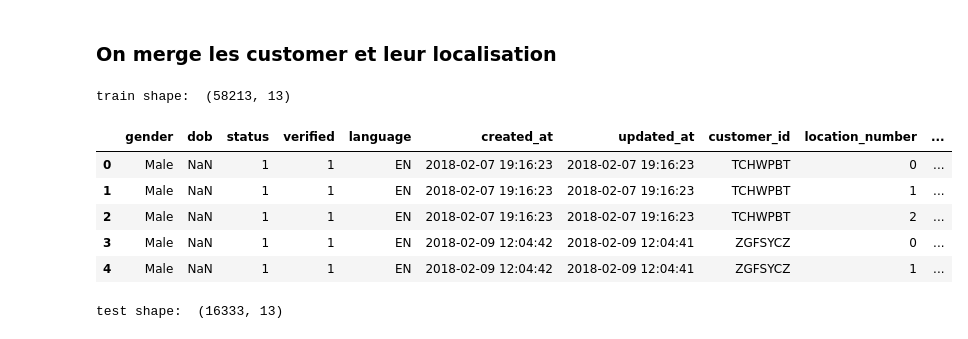
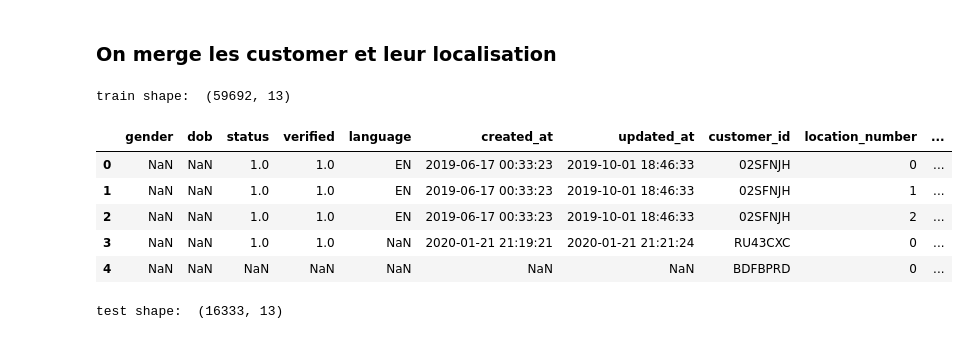
Before and after one commit to pili27/rema, a Jupyter notebook: FinalProject_Notebook.ipynb, the cells around one changed output. Saved outputs shown, nothing was run; the diff lists cells and outputs as text; code cells hidden in the pictures.

Commit message:
changed a merge

```diff
--- a/FinalProject_Notebook.ipynb
+++ b/FinalProject_Notebook.ipynb
@@ -89,20 +86,20 @@ vendors shape:  (100, 59)
 ### On merge les customer et leur localisation
 # %%
 # merge train_customers and train_locations
-train = pd.merge(train_customers, train_locations, left_on='akeed_customer_id', right_on='customer_id')
+train = pd.merge(train_customers, train_locations, left_on='akeed_customer_id', right_on='customer_id', how='right')
 train.drop(['akeed_customer_id'], axis=1, inplace=True)
 train['CID X LOC'] = train['customer_id'] + ' X ' + train['location_number'].astype(str)
 
 print('train shape: ', train.shape)
 train.head()
 # %% [output]
-train shape:  (58213, 13)
+train shape:  (59692, 13)
 |  | gender | dob | status | verified | language | created_at | updated_at | customer_id | location_number | ... |
-| 0 | Male | NaN | 1 | 1 | EN | 2018-02-07 19:16:23 | 2018-02-07 19:16:23 | TCHWPBT | 0 | ... |
-| 1 | Male | NaN | 1 | 1 | EN | 2018-02-07 19:16:23 | 2018-02-07 19:16:23 | TCHWPBT | 1 | ... |
-| 2 | Male | NaN | 1 | 1 | EN | 2018-02-07 19:16:23 | 2018-02-07 19:16:23 | TCHWPBT | 2 | ... |
-| 3 | Male | NaN | 1 | 1 | EN | 2018-02-09 12:04:42 | 2018-02-09 12:04:41 | ZGFSYCZ | 0 | ... |
-| 4 | Male | NaN | 1 | 1 | EN | 2018-02-09 12:04:42 | 2018-02-09 12:04:41 | ZGFSYCZ | 1 | ... |
+| 0 | NaN | NaN | 1.0 | 1.0 | EN | 2019-06-17 00:33:23 | 2019-10-01 18:46:33 | 02SFNJH | 0 | ... |
+| 1 | NaN | NaN | 1.0 | 1.0 | EN | 2019-06-17 00:33:23 | 2019-10-01 18:46:33 | 02SFNJH | 1 | ... |
+| 2 | NaN | NaN | 1.0 | 1.0 | EN | 2019-06-17 00:33:23 | 2019-10-01 18:46:33 | 02SFNJH | 2 | ... |
+| 3 | NaN | NaN | 1.0 | 1.0 | NaN | 2020-01-21 21:19:21 | 2020-01-21 21:21:24 | RU43CXC | 0 | ... |
+| 4 | NaN | NaN | NaN | NaN | NaN | NaN | NaN | BDFBPRD | 0 | ... |
 # %%
 # merge test_customers and test_locations
 test = pd.merge(test_customers, test_locations, left_on='akeed_customer_id', right_on='customer_id')
```
Also changed, not shown: parts of 5 cells of this notebook.
